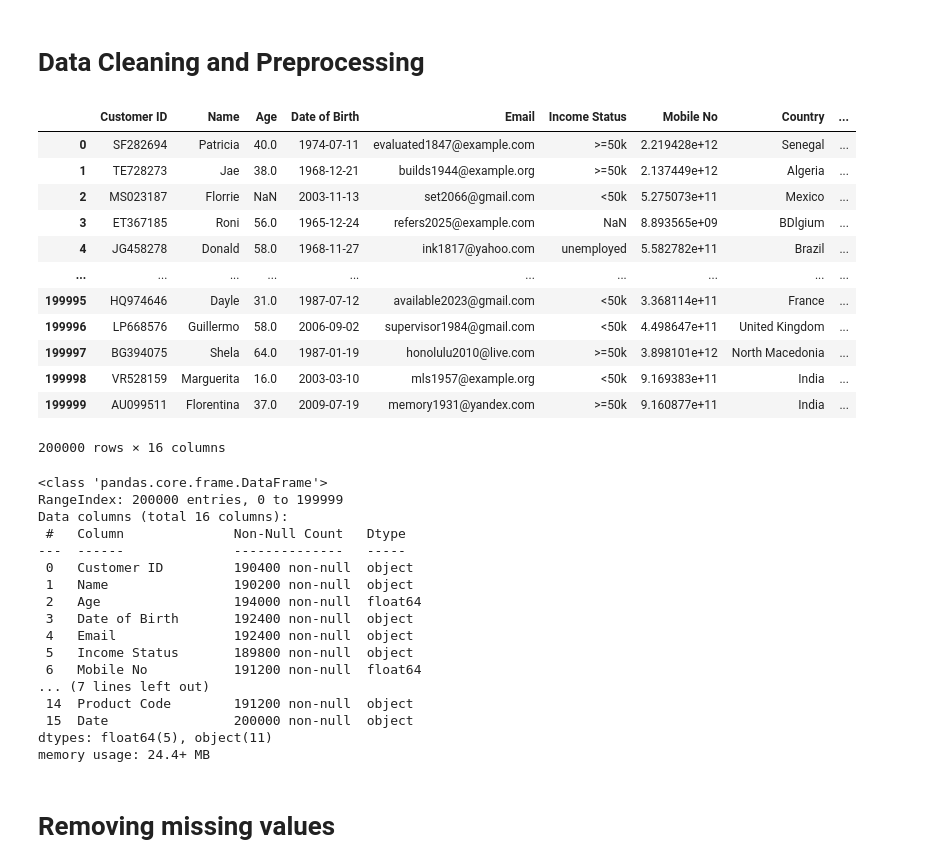
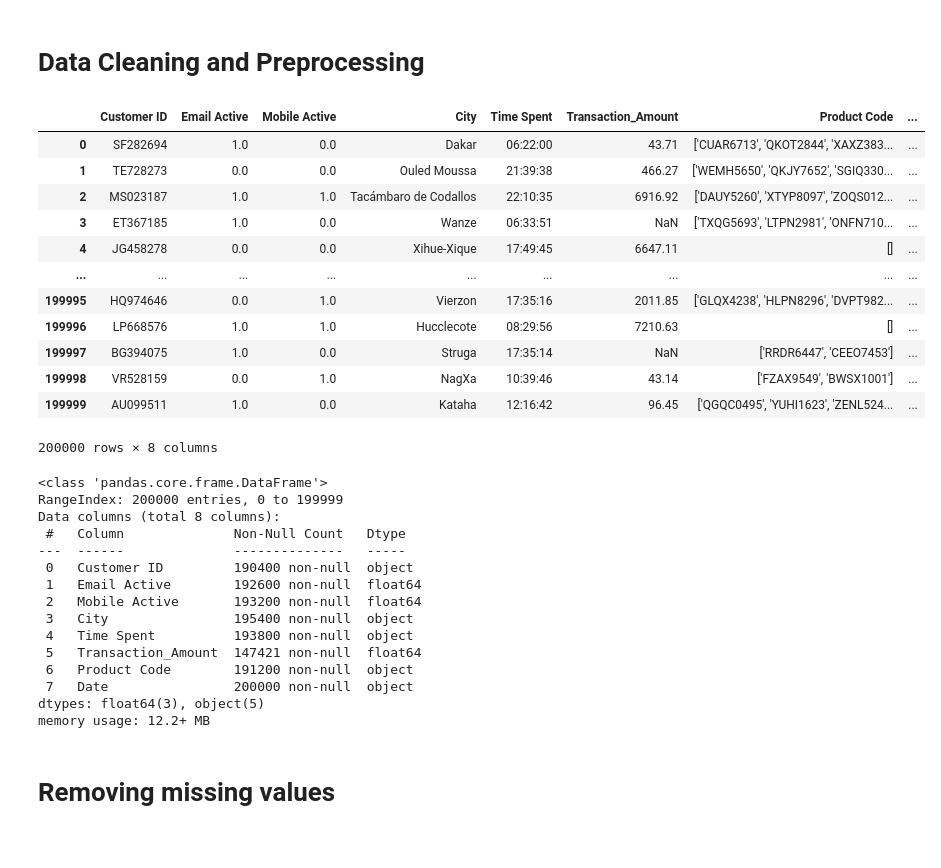
Before and after one commit to harzrawat/Internship_practice, a Jupyter notebook: churn_prediction/dataclean.ipynb, the cells around one changed output. Cells and saved outputs as stored; diff of their text form; code cells hidden in the pictures.

Commit message:
changes while cleaning data

```diff
--- a/churn_prediction/dataclean.ipynb
+++ b/churn_prediction/dataclean.ipynb
@@ -18,45 +18,44 @@ datetime.datetime(2024, 7, 3, 14, 10, 43, 897762)
 # %%
 import pandas as pd
 df = pd.read_csv('dirty_data.csv')
 
 # droping duplicates
 
 df.drop_duplicates()
+df = df[['Customer ID','Email Active','Mobile Active','City','Time Spent', 'Transaction_Amount', 'Product Code','Date']]
 df
 # %% [output]
-|  | Customer ID | Name | Age | Date of Birth | Email | Income Status | Mobile No | Country | ... |
-| 0 | SF282694 | Patricia | 40.0 | 1974-07-11 | evaluated1847@example.com | >=50k | 2.219428e+12 | Senegal | ... |
-| 1 | TE728273 | Jae | 38.0 | 1968-12-21 | builds1944@example.org | >=50k | 2.137449e+12 | Algeria | ... |
-| 2 | MS023187 | Florrie | NaN | 2003-11-13 | set2066@gmail.com | <50k | 5.275073e+11 | Mexico | ... |
-| 3 | ET367185 | Roni | 56.0 | 1965-12-24 | refers2025@example.com | NaN | 8.893565e+09 | BDlgium | ... |
-| 4 | JG458278 | Donald | 58.0 | 1968-11-27 | ink1817@yahoo.com | unemployed | 5.582782e+11 | Brazil | ... |
-| ... | ... | ... | ... | ... | ... | ... | ... | ... | ... |
-| 199995 | HQ974646 | Dayle | 31.0 | 1987-07-12 | available2023@gmail.com | <50k | 3.368114e+11 | France | ... |
-| 199996 | LP668576 | Guillermo | 58.0 | 2006-09-02 | supervisor1984@gmail.com | <50k | 4.498647e+11 | United Kingdom | ... |
-| 199997 | BG394075 | Shela | 64.0 | 1987-01-19 | honolulu2010@live.com | >=50k | 3.898101e+12 | North Macedonia | ... |
-| 199998 | VR528159 | Marguerita | 16.0 | 2003-03-10 | mls1957@example.org | <50k | 9.169383e+11 | India | ... |
-| 199999 | AU099511 | Florentina | 37.0 | 2009-07-19 | memory1931@yandex.com | >=50k | 9.160877e+11 | India | ... |
+|  | Customer ID | Email Active | Mobile Active | City | Time Spent | Transaction_Amount | Product Code | ... |
+| 0 | SF282694 | 1.0 | 0.0 | Dakar | 06:22:00 | 43.71 | ['CUAR6713', 'QKOT2844', 'XAXZ383... | ... |
+| 1 | TE728273 | 0.0 | 0.0 | Ouled Moussa | 21:39:38 | 466.27 | ['WEMH5650', 'QKJY7652', 'SGIQ330... | ... |
+| 2 | MS023187 | 1.0 | 1.0 | Tacámbaro de Codallos | 22:10:35 | 6916.92 | ['DAUY5260', 'XTYP8097', 'ZOQS012... | ... |
+| 3 | ET367185 | 1.0 | 0.0 | Wanze | 06:33:51 | NaN | ['TXQG5693', 'LTPN2981', 'ONFN710... | ... |
+| 4 | JG458278 | 0.0 | 0.0 | Xihue-Xique | 17:49:45 | 6647.11 | [] | ... |
+| ... | ... | ... | ... | ... | ... | ... | ... | ... |
+| 199995 | HQ974646 | 0.0 | 1.0 | Vierzon | 17:35:16 | 2011.85 | ['GLQX4238', 'HLPN8296', 'DVPT982... | ... |
+| 199996 | LP668576 | 1.0 | 1.0 | Hucclecote | 08:29:56 | 7210.63 | [] | ... |
+| 199997 | BG394075 | 1.0 | 0.0 | Struga | 17:35:14 | NaN | ['RRDR6447', 'CEEO7453'] | ... |
+| 199998 | VR528159 | 0.0 | 1.0 | NagXa | 10:39:46 | 43.14 | ['FZAX9549', 'BWSX1001'] | ... |
+| 199999 | AU099511 | 1.0 | 0.0 | Kataha | 12:16:42 | 96.45 | ['QGQC0495', 'YUHI1623', 'ZENL524... | ... |
-200000 rows × 16 columns
+200000 rows × 8 columns
 # %%
 df.info()
 # %% [output]
 <class 'pandas.core.frame.DataFrame'>
 RangeIndex: 200000 entries, 0 to 199999
-Data columns (total 16 columns):
+Data columns (total 8 columns):
  #   Column              Non-Null Count   Dtype
 ---  ------              --------------   -----
  0   Customer ID         190400 non-null  object
- 1   Name                190200 non-null  object
- 2   Age                 194000 non-null  float64
- 3   Date of Birth       192400 non-null  object
- 4   Email               192400 non-null  object
- 5   Income Status       189800 non-null  object
- 6   Mobile No           191200 non-null  float64
-... (7 lines left out)
- 14  Product Code        191200 non-null  object
- 15  Date                200000 non-null  object
-dtypes: float64(5), object(11)
-memory usage: 24.4+ MB
+ 1   Email Active        192600 non-null  float64
+ 2   Mobile Active       193200 non-null  float64
+ 3   City                195400 non-null  object
+ 4   Time Spent          193800 non-null  object
+ 5   Transaction_Amount  147421 non-null  float64
+ 6   Product Code        191200 non-null  object
+ 7   Date                200000 non-null  object
+dtypes: float64(3), object(5)
+memory usage: 12.2+ MB
 # %%
 useful_df = df[['Customer ID','Email Active','Mobile Active','City','Time Spent', 'Transaction_Amount', 'Product Code']]
 # %% [markdown]
```
Also changed, not shown: parts of 12 cells of this notebook, 4 other files.
